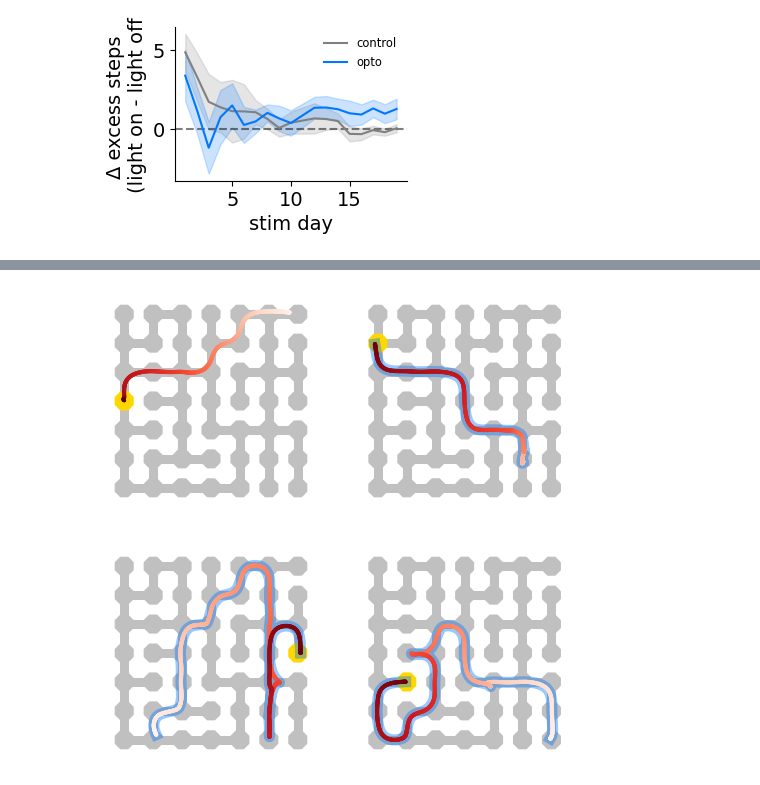
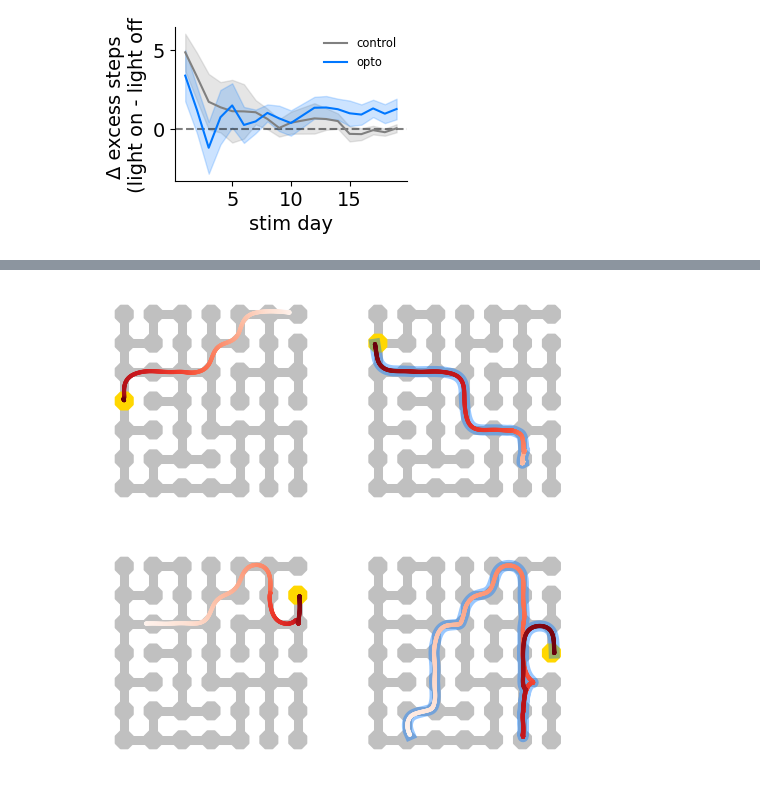
Before and after one commit to peterdoohan/goalNav_mFC-opto3, a Jupyter notebook: code/Notebooks/performance_metrics.ipynb, the cells around one changed output, grey strips where cells are left out. Drawn from its saved outputs; the diff is of its cells as text; code cells hidden in the pictures.

```diff
--- a/code/Notebooks/performance_metrics.ipynb
+++ b/code/Notebooks/performance_metrics.ipynb
@@ -63,10 +63,10 @@ f.savefig("../results/figures/delta_excess_steps_over_time.pdf")
 # %% [output]
 [figure]
 # %%
-fig, ax = plt.subplots(1, 1, figsize=(2, 3))
+fig, ax = plt.subplots(1, 1, figsize=(2, 4))
 es.plot_random_effects_summary(
     excess_steps_df,
-    stim_day_range=(8, np.inf),
+    stim_day_range=(4, np.inf),
     print_stats=True,
     ax=ax,
 )
@@ -128,6 +110,7 @@ session2 = gs.get_maze_sessions(subject_IDs=["mFC-opto_23"], maze_names=["maze_2
 # %%
 f, axes = plt.subplots(2, 2, figsize=(6, 6))
-for ax, (t, t_range) in zip(axes.flatten(), zip([40, 4, 43, 64], [None, None, None, [5.5, 30]])):
-    tp.plot_fancy_trial_trajectory(session2, trial=t, t_range=t_range, ax=ax)
+for ax, t in zip(axes.flatten(), [40, 4, 65, 43]):
+    tp.plot_fancy_trial_trajectory(session2, trial=t, ax=ax)
+f.savefig("../results/figures/opto_trajectory_examples.pdf")
 # %% [output]
-[figure, old version]
+[figure, new version]
```
Also changed, not shown: parts of 9 cells of this notebook, 3 other files.
